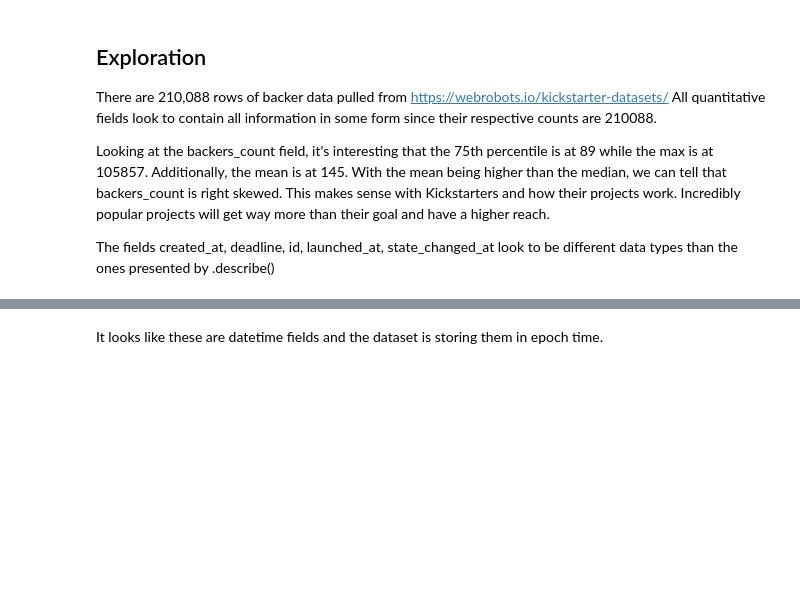
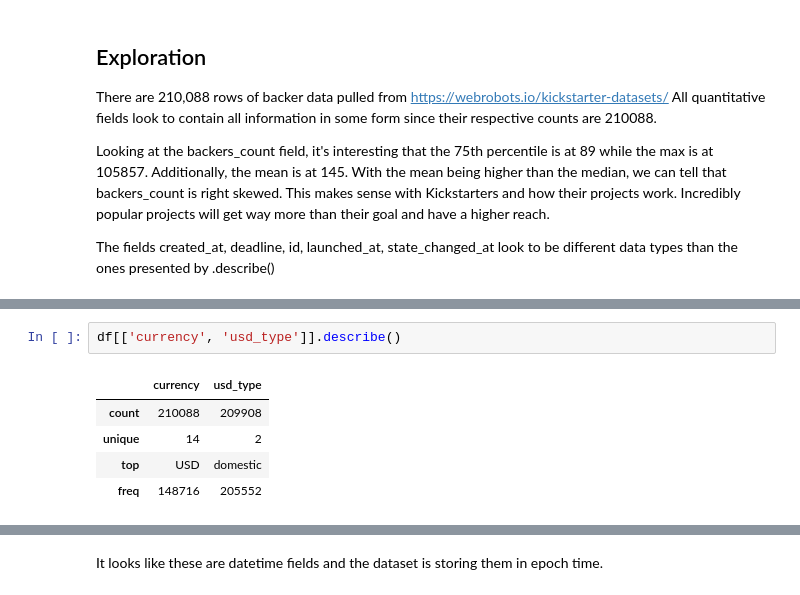
Before and after one commit to ohmgmatt/Springboard, a Jupyter notebook: capstone_one/Untitled.ipynb, the cells around one changed output, grey strips where cells are left out. Drawn from its saved outputs; the diff is of its cells as text; blank space fills up the shorter version.

```diff
--- a/capstone_one/Untitled.ipynb
+++ b/capstone_one/Untitled.ipynb
@@ -62,0 +175,8 @@ The fields created_at, deadline, id, launched_at, state_changed_at look to be di
+# %%
+df[['currency', 'usd_type']].describe()
+# %% [output]
+|  | currency | usd_type |
+| count | 210088 | 209908 |
+| unique | 14 | 2 |
+| top | USD | domestic |
+| freq | 148716 | 205552 |
```
Also changed, not shown: parts of 20 cells of this notebook, 1 other file.
